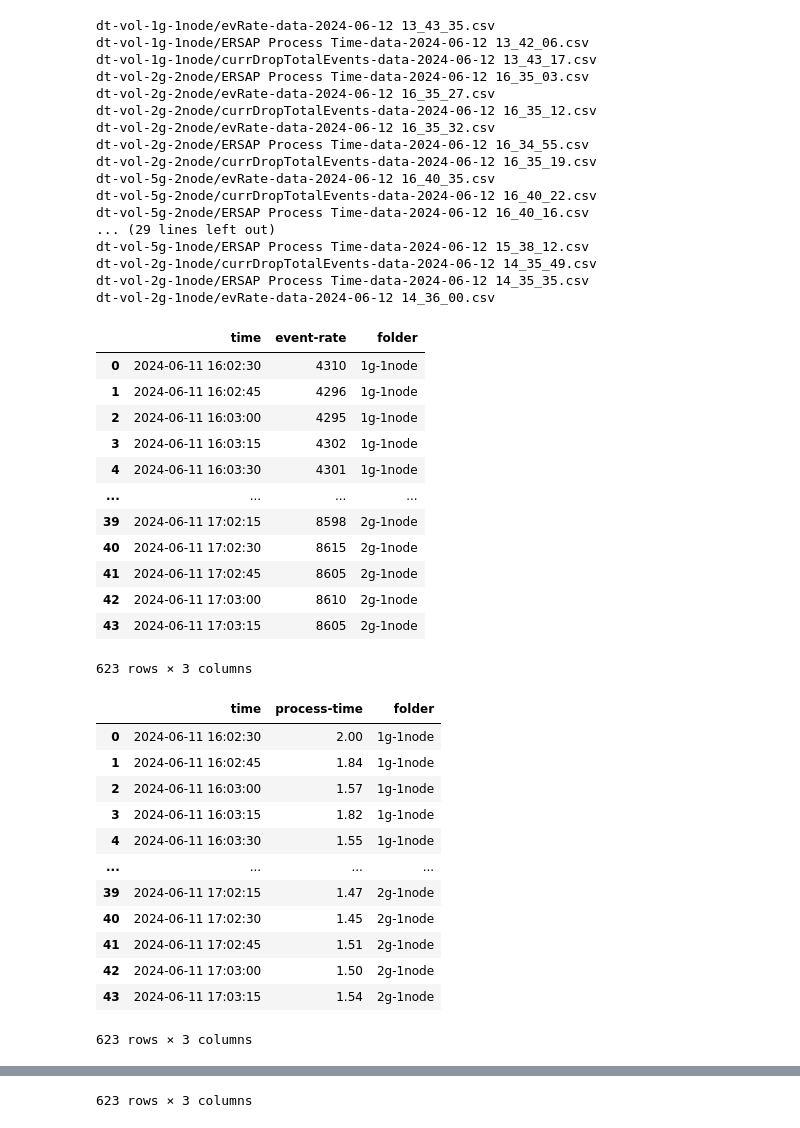
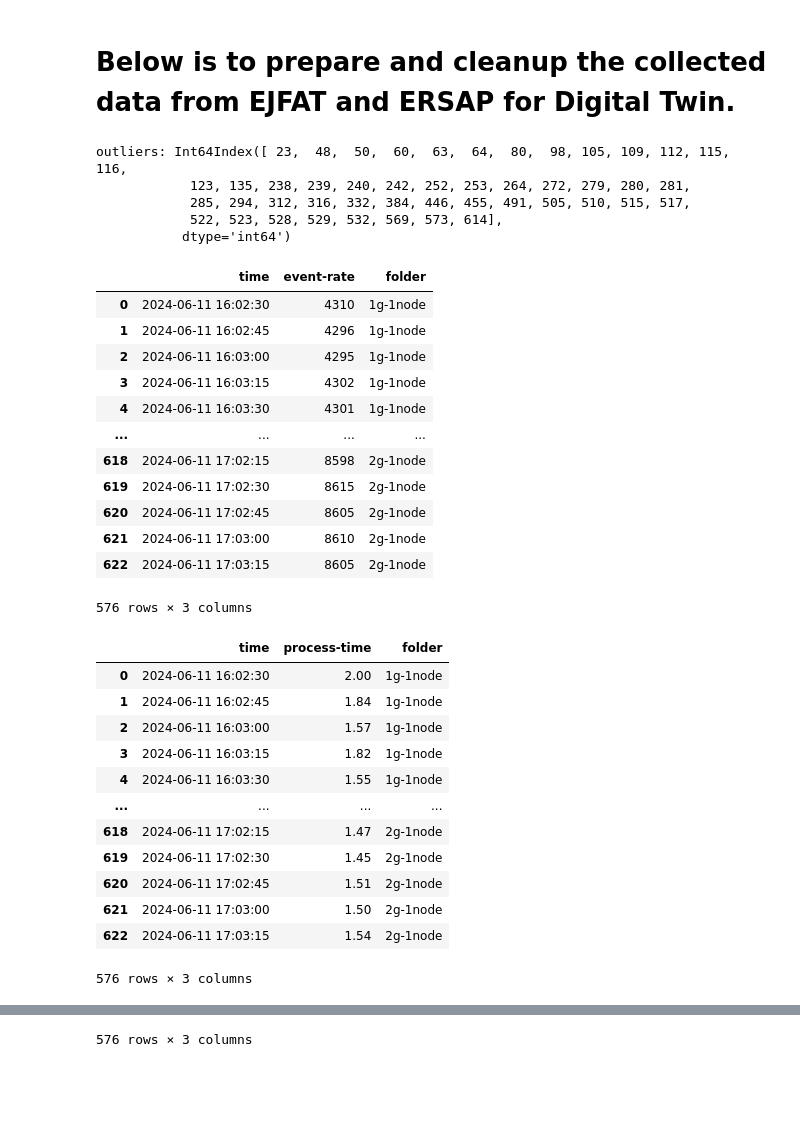
Before and after one commit to tsaie79/Queue_Simulation_Python, a Jupyter notebook: ejfat-data/collecting.ipynb, the cells around one changed output, grey strips where cells are left out. Drawn from its saved outputs; the diff is of its cells as text; code cells hidden in the pictures; blank space fills up the shorter version.

```diff
--- a/ejfat-data/collecting.ipynb
+++ b/ejfat-data/collecting.ipynb
@@ -1,7 +1,18 @@
+# %% [markdown]
+# Below is to prepare and cleanup the collected data from EJFAT and ERSAP for Digital Twin.
 # %%
 import pandas as pd
 import glob
 from matplotlib import pyplot as plt
+# %%
+# remove outlier data points based on the z-score
+def remove_outliers(df, columns, threshold=1):
+    from scipy import stats
+    import numpy as np
+    z = np.abs(stats.zscore(df[columns]))
+    outlier_indices = (z > threshold).any(axis=1)
+    # get outlier indices
+    return df[outlier_indices].index
 # %%
 dfs_event_rate = []
 dfs_process_time = []
@@ -11,7 +22,6 @@ for folder in glob.glob("*/"):
     fs = glob.glob(f"{folder}/*.csv")
     folder = folder.replace("dt-vol-", "").replace("/", "")
     for f in fs:
-        print(f)
         df = pd.read_csv(f)
 
         if "currDropTotalEvents" in f:
@@ -20,59 +30,55 @@ for folder in glob.glob("*/"):
                 # remove "dt-vol" in folder name
             df["folder"] = folder
             dfs_drop_total_events.append(df)
 
         elif "Process Time" in f:
             df.columns = ["time", "process-time"]
             # the entry is like "1.22 ms", and remove the "ms" and convert to float
             df["process-time"] = df["process-time"].str.replace("ms", "").astype(float)
             title = "process-time"
             df["folder"] = folder
             dfs_process_time.append(df)
 
         elif "evRate" in f:
             df.columns = ["time", "event-rate"]
             title = "event-rate"
             df["folder"] = folder
             dfs_event_rate.append(df)
 
-dfs_event_rate = pd.concat(dfs_event_rate)
-dfs_process_time = pd.concat(dfs_process_time)
-dfs_drop_total_events = pd.concat(dfs_drop_total_events)
+dfs_event_rate = pd.concat(dfs_event_rate, ignore_index=True)
+dfs_process_time = pd.concat(dfs_process_time, ignore_index=True)
+dfs_drop_total_events = pd.concat(dfs_drop_total_events, ignore_index=True)
+
+# remove outliers
+outliers = remove_outliers(dfs_process_time, ["process-time"], 1.5)
+print(f"outliers: {outliers}")
+## remove the rows with outliers
+dfs_process_time = dfs_process_time.drop(outliers)
+dfs_event_rate = dfs_event_rate.drop(outliers)
+dfs_drop_total_events = dfs_drop_total_events.drop(outliers)
 
 display(dfs_event_rate)
 display(dfs_process_time)
 display(dfs_drop_total_events)
 # %% [output]
-dt-vol-1g-1node/evRate-data-2024-06-12 13_43_35.csv
-dt-vol-1g-1node/ERSAP Process Time-data-2024-06-12 13_42_06.csv
-dt-vol-1g-1node/currDropTotalEvents-data-2024-06-12 13_43_17.csv
-dt-vol-2g-2node/ERSAP Process Time-data-2024-06-12 16_35_03.csv
-dt-vol-2g-2node/evRate-data-2024-06-12 16_35_27.csv
-dt-vol-2g-2node/currDropTotalEvents-data-2024-06-12 16_35_12.csv
-dt-vol-2g-2node/evRate-data-2024-06-12 16_35_32.csv
-dt-vol-2g-2node/ERSAP Process Time-data-2024-06-12 16_34_55.csv
-dt-vol-2g-2node/currDropTotalEvents-data-2024-06-12 16_35_19.csv
-dt-vol-5g-2node/evRate-data-2024-06-12 16_40_35.csv
-dt-vol-5g-2node/currDropTotalEvents-data-2024-06-12 16_40_22.csv
-dt-vol-5g-2node/ERSAP Process Time-data-2024-06-12 16_40_16.csv
-... (29 lines left out)
-dt-vol-5g-1node/ERSAP Process Time-data-2024-06-12 15_38_12.csv
-dt-vol-2g-1node/currDropTotalEvents-data-2024-06-12 14_35_49.csv
-dt-vol-2g-1node/ERSAP Process Time-data-2024-06-12 14_35_35.csv
-dt-vol-2g-1node/evRate-data-2024-06-12 14_36_00.csv
+outliers: Int64Index([ 23,  48,  50,  60,  63,  64,  80,  98, 105, 109, 112, 115, 116,
+            123, 135, 238, 239, 240, 242, 252, 253, 264, 272, 279, 280, 281,
+            285, 294, 312, 316, 332, 384, 446, 455, 491, 505, 510, 515, 517,
+            522, 523, 528, 529, 532, 569, 573, 614],
+           dtype='int64')
 |  | time | event-rate | folder |
 | 0 | 2024-06-11 16:02:30 | 4310 | 1g-1node |
 | 1 | 2024-06-11 16:02:45 | 4296 | 1g-1node |
 | 2 | 2024-06-11 16:03:00 | 4295 | 1g-1node |
 | 3 | 2024-06-11 16:03:15 | 4302 | 1g-1node |
 | 4 | 2024-06-11 16:03:30 | 4301 | 1g-1node |
 | ... | ... | ... | ... |
-| 39 | 2024-06-11 17:02:15 | 8598 | 2g-1node |
-| 40 | 2024-06-11 17:02:30 | 8615 | 2g-1node |
-| 41 | 2024-06-11 17:02:45 | 8605 | 2g-1node |
-| 42 | 2024-06-11 17:03:00 | 8610 | 2g-1node |
-| 43 | 2024-06-11 17:03:15 | 8605 | 2g-1node |
+| 618 | 2024-06-11 17:02:15 | 8598 | 2g-1node |
+| 619 | 2024-06-11 17:02:30 | 8615 | 2g-1node |
+| 620 | 2024-06-11 17:02:45 | 8605 | 2g-1node |
+| 621 | 2024-06-11 17:03:00 | 8610 | 2g-1node |
+| 622 | 2024-06-11 17:03:15 | 8605 | 2g-1node |
-623 rows × 3 columns
+576 rows × 3 columns
 |  | time | process-time | folder |
 | 0 | 2024-06-11 16:02:30 | 2.00 | 1g-1node |
 | 1 | 2024-06-11 16:02:45 | 1.84 | 1g-1node |
@@ -80,12 +86,12 @@ dt-vol-2g-1node/evRate-data-2024-06-12 14_36_00.csv
 | 3 | 2024-06-11 16:03:15 | 1.82 | 1g-1node |
 | 4 | 2024-06-11 16:03:30 | 1.55 | 1g-1node |
 | ... | ... | ... | ... |
-| 39 | 2024-06-11 17:02:15 | 1.47 | 2g-1node |
-| 40 | 2024-06-11 17:02:30 | 1.45 | 2g-1node |
-| 41 | 2024-06-11 17:02:45 | 1.51 | 2g-1node |
-| 42 | 2024-06-11 17:03:00 | 1.50 | 2g-1node |
-| 43 | 2024-06-11 17:03:15 | 1.54 | 2g-1node |
+| 618 | 2024-06-11 17:02:15 | 1.47 | 2g-1node |
+| 619 | 2024-06-11 17:02:30 | 1.45 | 2g-1node |
+| 620 | 2024-06-11 17:02:45 | 1.51 | 2g-1node |
+| 621 | 2024-06-11 17:03:00 | 1.50 | 2g-1node |
+| 622 | 2024-06-11 17:03:15 | 1.54 | 2g-1node |
-623 rows × 3 columns
+576 rows × 3 columns
 |  | time | current-drop-total-event-rate | folder |
 | 0 | 2024-06-11 16:02:30 | 0.422 | 1g-1node |
 | 1 | 2024-06-11 16:02:45 | 0.444 | 1g-1node |
@@ -101 +107 @@ dt-vol-2g-1node/evRate-data-2024-06-12 14_36_00.csv
-623 rows × 3 columns
+576 rows × 3 columns
```
Also changed, not shown: parts of 4 cells of this notebook.
